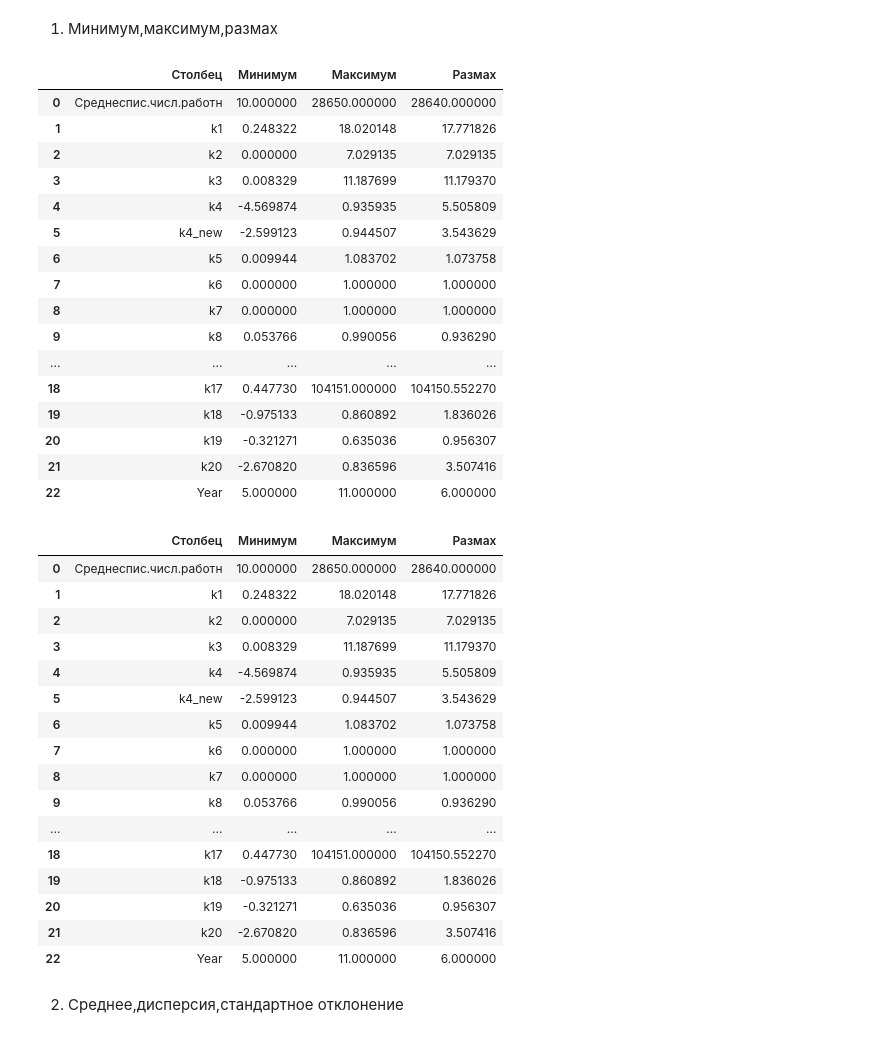
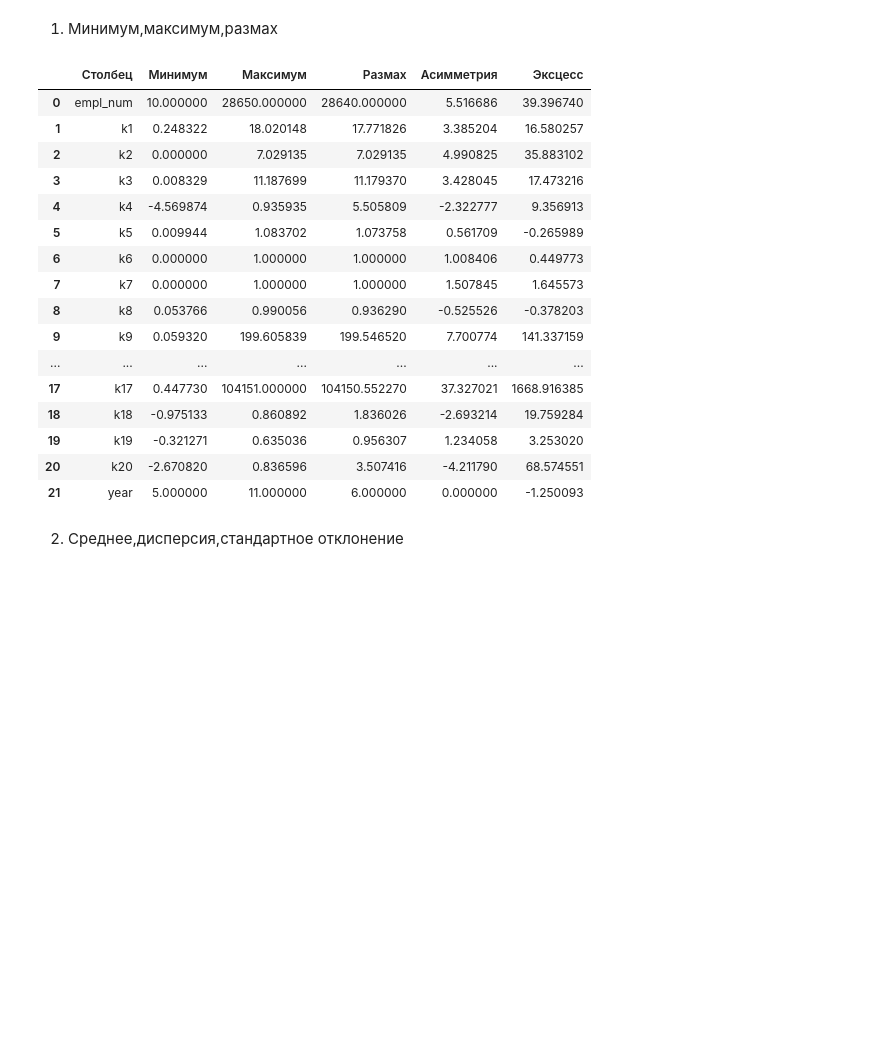
Before and after one commit to poluzerovT/daefi, a Jupyter notebook: dobricki/task1.ipynb, the cells around one changed output. Saved outputs shown, nothing was run; the diff lists cells and outputs as text; code cells hidden in the pictures; blank space fills up the shorter version.

```diff
--- a/dobricki/task1.ipynb
+++ b/dobricki/task1.ipynb
@@ -5,64 +5,40 @@
 # %%
 from sys import displayhook
 from unittest import result
 
 import numpy as np
 import pandas as pd
 
-file = pd.read_spss("../data/Annual 2005-2011_START.sav")
+file = pd.read_csv("../data/Annual 2005-2011.csv")
 self_made_stats = []
 for col in file.columns:
     self_made_stats.append({
         "Столбец":col,
         "Минимум":min(file[col].dropna().tolist()),
         "Максимум":max(file[col].dropna().tolist()),
-        "Размах": max(file[col].dropna().tolist()) - min(file[col].dropna().tolist())
+        "Размах": max(file[col].dropna().tolist()) - min(file[col].dropna().tolist()),
+        "Асимметрия": file[col].skew(),
+        "Эксцесс": file[col].kurt(),
     })
 display(pd.DataFrame(self_made_stats))
-pandas_stats = []
-for col in file.columns:
-    pandas_stats.append({
-        "Столбец":col,
-        "Минимум":file[col].min(),
-        "Максимум":file[col].max(),
-        "Размах": file[col].max() - file[col].min()
-    })
-display(pd.DataFrame(pandas_stats))
 # %% [output]
-|  | Столбец | Минимум | Максимум | Размах |
-| 0 | Cреднеспис.числ.работн | 10.000000 | 28650.000000 | 28640.000000 |
-| 1 | k1 | 0.248322 | 18.020148 | 17.771826 |
-| 2 | k2 | 0.000000 | 7.029135 | 7.029135 |
-| 3 | k3 | 0.008329 | 11.187699 | 11.179370 |
-| 4 | k4 | -4.569874 | 0.935935 | 5.505809 |
-| 5 | k4_new | -2.599123 | 0.944507 | 3.543629 |
-| 6 | k5 | 0.009944 | 1.083702 | 1.073758 |
-| 7 | k6 | 0.000000 | 1.000000 | 1.000000 |
-| 8 | k7 | 0.000000 | 1.000000 | 1.000000 |
-| 9 | k8 | 0.053766 | 0.990056 | 0.936290 |
-| ... | ... | ... | ... | ... |
-| 18 | k17 | 0.447730 | 104151.000000 | 104150.552270 |
-| 19 | k18 | -0.975133 | 0.860892 | 1.836026 |
-| 20 | k19 | -0.321271 | 0.635036 | 0.956307 |
-| 21 | k20 | -2.670820 | 0.836596 | 3.507416 |
-| 22 | Year | 5.000000 | 11.000000 | 6.000000 |
+|  | Столбец | Минимум | Максимум | Размах | Асимметрия | Эксцесс |
+| 0 | empl_num | 10.000000 | 28650.000000 | 28640.000000 | 5.516686 | 39.396740 |
+| 1 | k1 | 0.248322 | 18.020148 | 17.771826 | 3.385204 | 16.580257 |
+| 2 | k2 | 0.000000 | 7.029135 | 7.029135 | 4.990825 | 35.883102 |
+| 3 | k3 | 0.008329 | 11.187699 | 11.179370 | 3.428045 | 17.473216 |
+| 4 | k4 | -4.569874 | 0.935935 | 5.505809 | -2.322777 | 9.356913 |
+| 5 | k5 | 0.009944 | 1.083702 | 1.073758 | 0.561709 | -0.265989 |
+| 6 | k6 | 0.000000 | 1.000000 | 1.000000 | 1.008406 | 0.449773 |
+| 7 | k7 | 0.000000 | 1.000000 | 1.000000 | 1.507845 | 1.645573 |
+| 8 | k8 | 0.053766 | 0.990056 | 0.936290 | -0.525526 | -0.378203 |
+| 9 | k9 | 0.059320 | 199.605839 | 199.546520 | 7.700774 | 141.337159 |
+| ... | ... | ... | ... | ... | ... | ... |
+| 17 | k17 | 0.447730 | 104151.000000 | 104150.552270 | 37.327021 | 1668.916385 |
+| 18 | k18 | -0.975133 | 0.860892 | 1.836026 | -2.693214 | 19.759284 |
+| 19 | k19 | -0.321271 | 0.635036 | 0.956307 | 1.234058 | 3.253020 |
+| 20 | k20 | -2.670820 | 0.836596 | 3.507416 | -4.211790 | 68.574551 |
+| 21 | year | 5.000000 | 11.000000 | 6.000000 | 0.000000 | -1.250093 |
-|  | Столбец | Минимум | Максимум | Размах |
-| 0 | Cреднеспис.числ.работн | 10.000000 | 28650.000000 | 28640.000000 |
-| 1 | k1 | 0.248322 | 18.020148 | 17.771826 |
-| 2 | k2 | 0.000000 | 7.029135 | 7.029135 |
-| 3 | k3 | 0.008329 | 11.187699 | 11.179370 |
-| 4 | k4 | -4.569874 | 0.935935 | 5.505809 |
-| 5 | k4_new | -2.599123 | 0.944507 | 3.543629 |
-| 6 | k5 | 0.009944 | 1.083702 | 1.073758 |
-| 7 | k6 | 0.000000 | 1.000000 | 1.000000 |
-| 8 | k7 | 0.000000 | 1.000000 | 1.000000 |
-| 9 | k8 | 0.053766 | 0.990056 | 0.936290 |
-| ... | ... | ... | ... | ... |
-| 18 | k17 | 0.447730 | 104151.000000 | 104150.552270 |
-| 19 | k18 | -0.975133 | 0.860892 | 1.836026 |
-| 20 | k19 | -0.321271 | 0.635036 | 0.956307 |
-| 21 | k20 | -2.670820 | 0.836596 | 3.507416 |
-| 22 | Year | 5.000000 | 11.000000 | 6.000000 |
 # %% [markdown]
 2. Среднее,дисперсия,стандартное отклонение
 # %%
```
Also changed, not shown: parts of 8 cells of this notebook.
